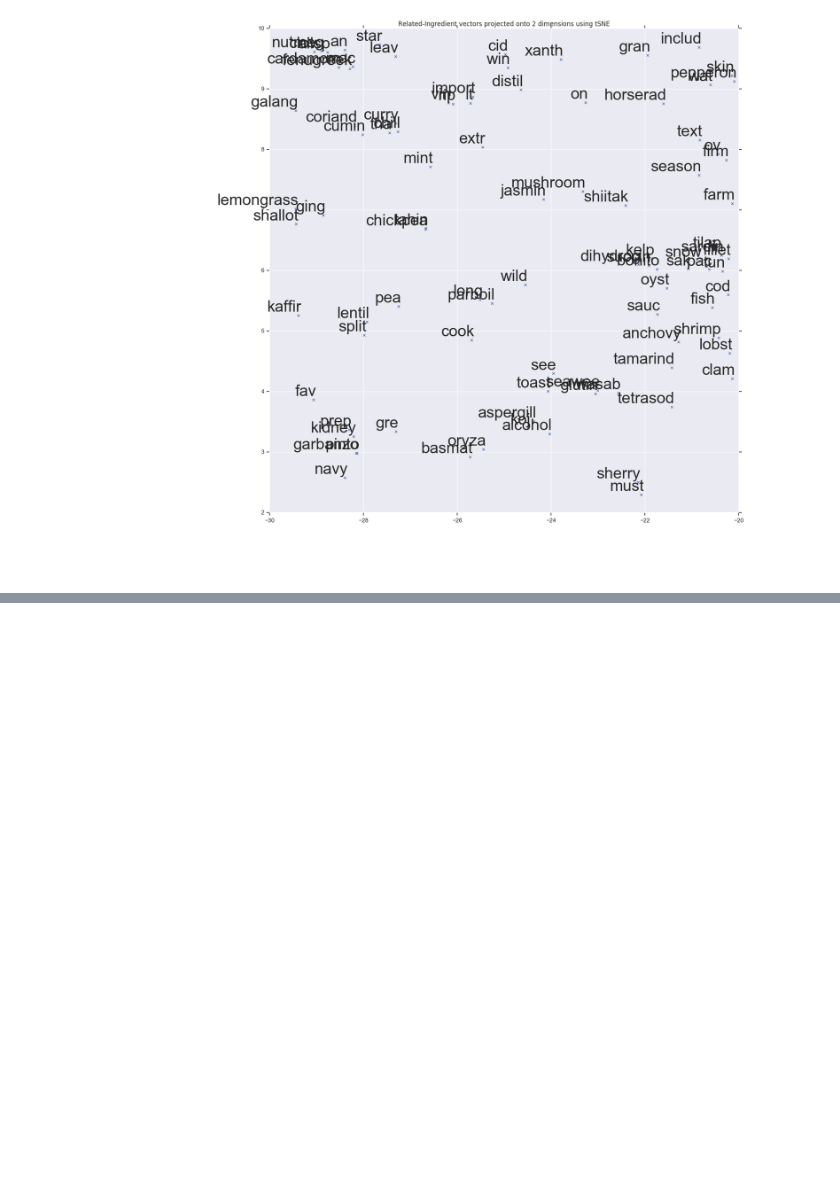
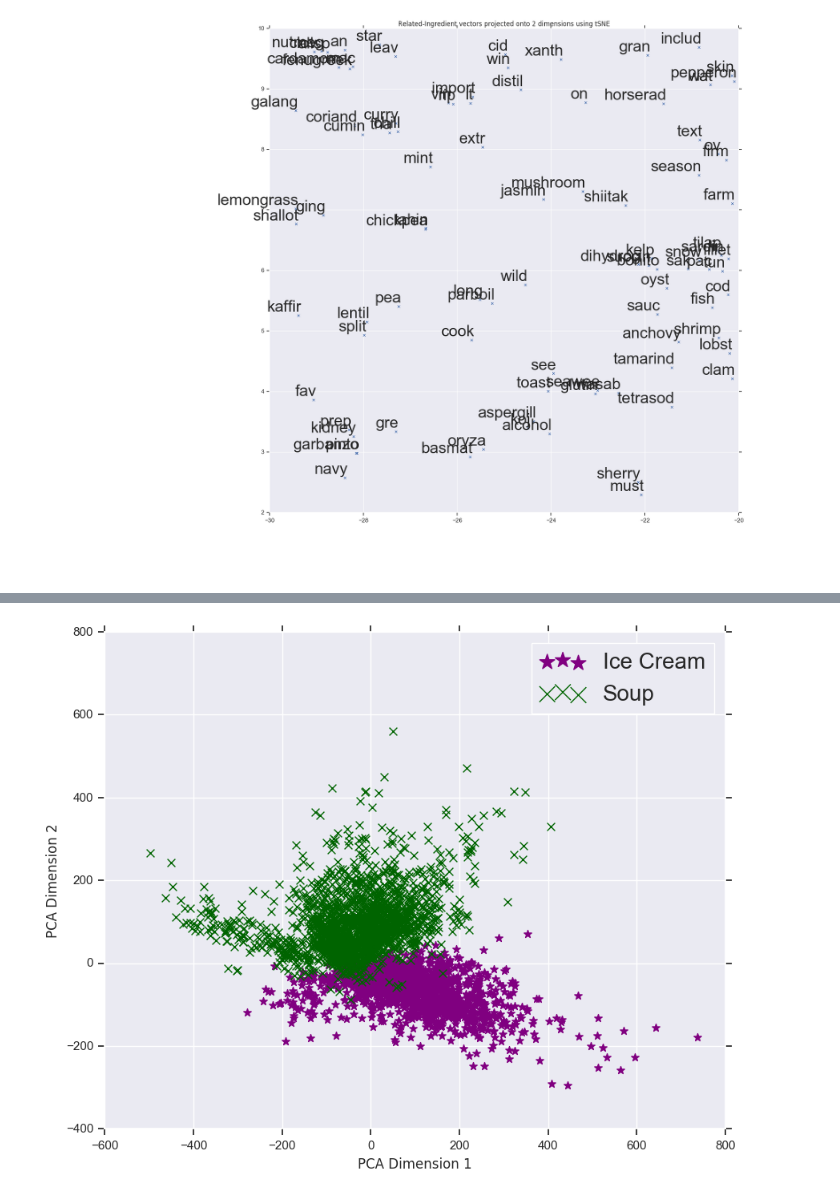
Before and after one commit to drmjw/product-database, a Jupyter notebook: USDA-sunFeb18.ipynb, the cells around one changed output, grey strips where cells are left out. Cells and saved outputs as stored; diff of their text form; code cells hidden in the pictures; blank space fills up the shorter version.

```diff
--- a/USDA-sunFeb18.ipynb
+++ b/USDA-sunFeb18.ipynb
@@ -1036,0 +1066,34 @@ plt.show()
+# %%
+#grab the indexes so that you can color different categories
+soupvec=proquant[proquant.pcat=='soup'].index.tolist()
+#soupvecind=np.random.randint(len(soupvec), size=500)
+icecreamvec=proquant[proquant.pcat=='ice cream'].index.tolist()
+#icecreamvecind=np.random.randint(len(icecreamvec), size=500)
+meatvec=proquant[proquant.pcat=='meatburger'].index.tolist()
+#meatvecind=np.random.randint(len(meatvec), size=500)
+pastavec=proquant[proquant.pcat=='pasta'].index.tolist()
+# pastavecind=np.random.randint(len(pastavec), size=500)
+
+cerealvec=proquant[proquant.pcat=='cereal'].index.tolist()
+# cerealvecind=np.random.randint(len(vvec), size=500)
+# %%
+resultice= result[icecreamvec]
+resultmeat = result[meatvec]
+resultpasta = result[pastavec]
+resultcereal = result[cerealvec]
+resultsoup=result[soupvec]
+
+result.shape,resultice.shape,len(icecreamvec)
+# %%
+
+plt.figure(figsize=(10,8))
+
+plt.scatter(resultice[:, 0], resultice[:, 1] , s=50,  marker='*' , c='purple',edgecolor='face' )
+plt.scatter(resultsoup[:, 0], resultsoup[:, 1],s=50,  marker='x' , c='darkgreen',edgecolor='face')
+plt.legend(['Ice Cream','Soup'],fontsize=20,markerscale=2 )
+#plt.title('Product categories are distinguishable',fontsize=40)
+plt.xlabel('PCA Dimension 1')
+plt.ylabel('PCA Dimension 2')
+plt.show()
+# %% [output]
+[figure, added]
```
Also changed, not shown: parts of 12 cells of this notebook.
